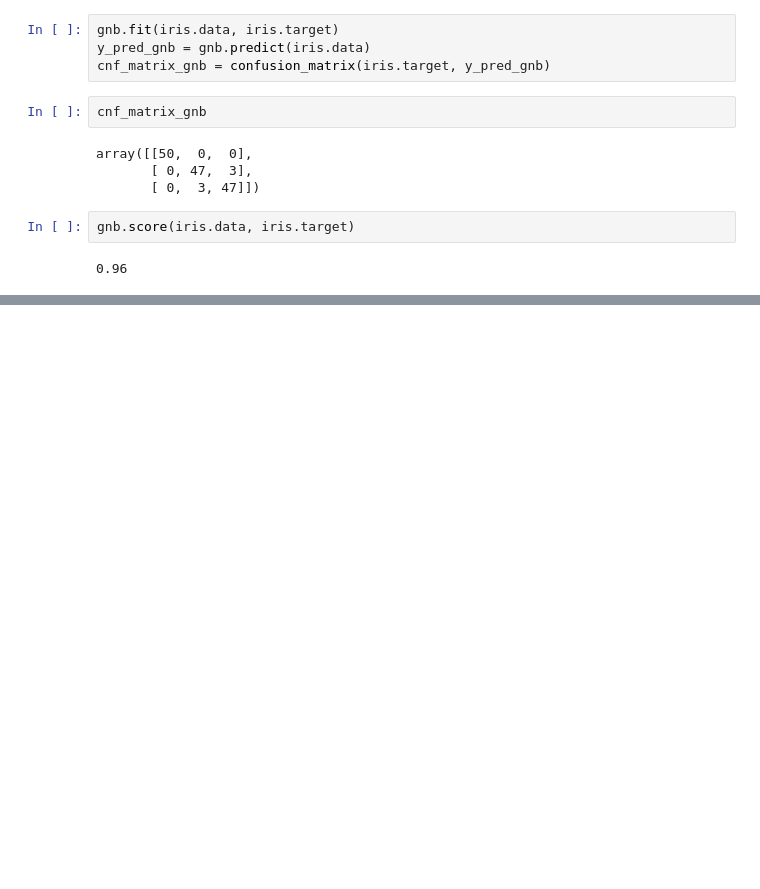
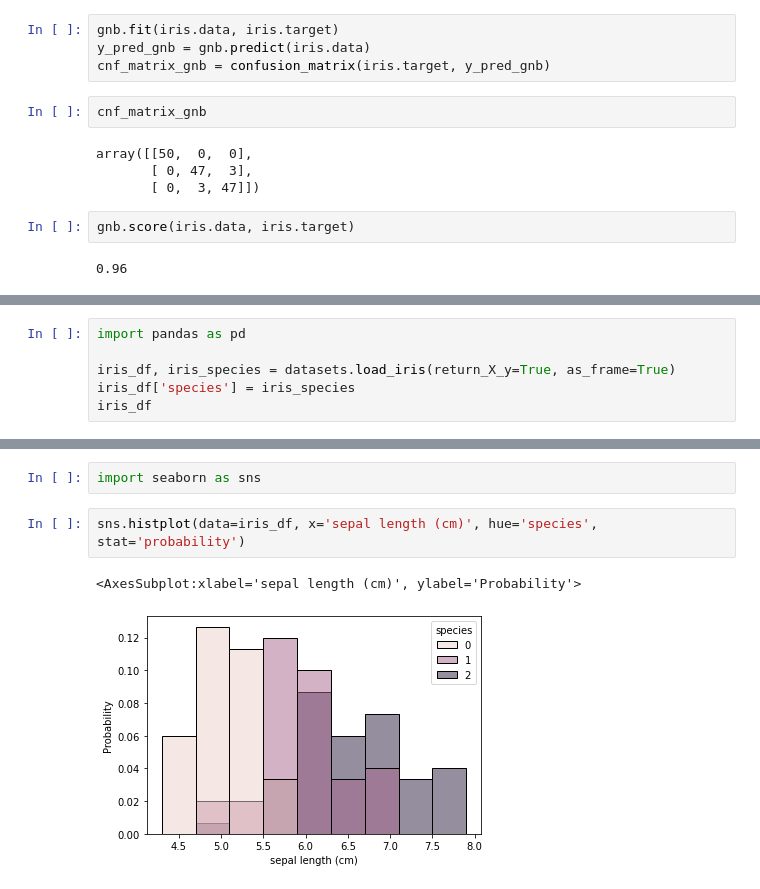
Before and after one commit to arjunc12/cmpinf2120-notebooks, a Jupyter notebook: Regression-and-Classification/naive-bayes.ipynb, the cells around one changed output, grey strips where cells are left out. Drawn from its saved outputs; the diff is of its cells as text; blank space fills up the shorter version.

```diff
--- a/Regression-and-Classification/naive-bayes.ipynb
+++ b/Regression-and-Classification/naive-bayes.ipynb
@@ -24,0 +68,6 @@ gnb.score(iris.data, iris.target)
+# %%
+import pandas as pd
+
+iris_df, iris_species = datasets.load_iris(return_X_y=True, as_frame=True)
+iris_df['species'] = iris_species
+iris_df
@@ -24,0 +88,7 @@ gnb.score(iris.data, iris.target)
+# %%
+import seaborn as sns
+# %%
+sns.histplot(data=iris_df, x='sepal length (cm)', hue='species', stat='probability')
+# %% [output]
+<AxesSubplot:xlabel='sepal length (cm)', ylabel='Probability'>
+[figure, added]
```
Also changed, not shown: parts of 11 cells of this notebook, 3 other files.
